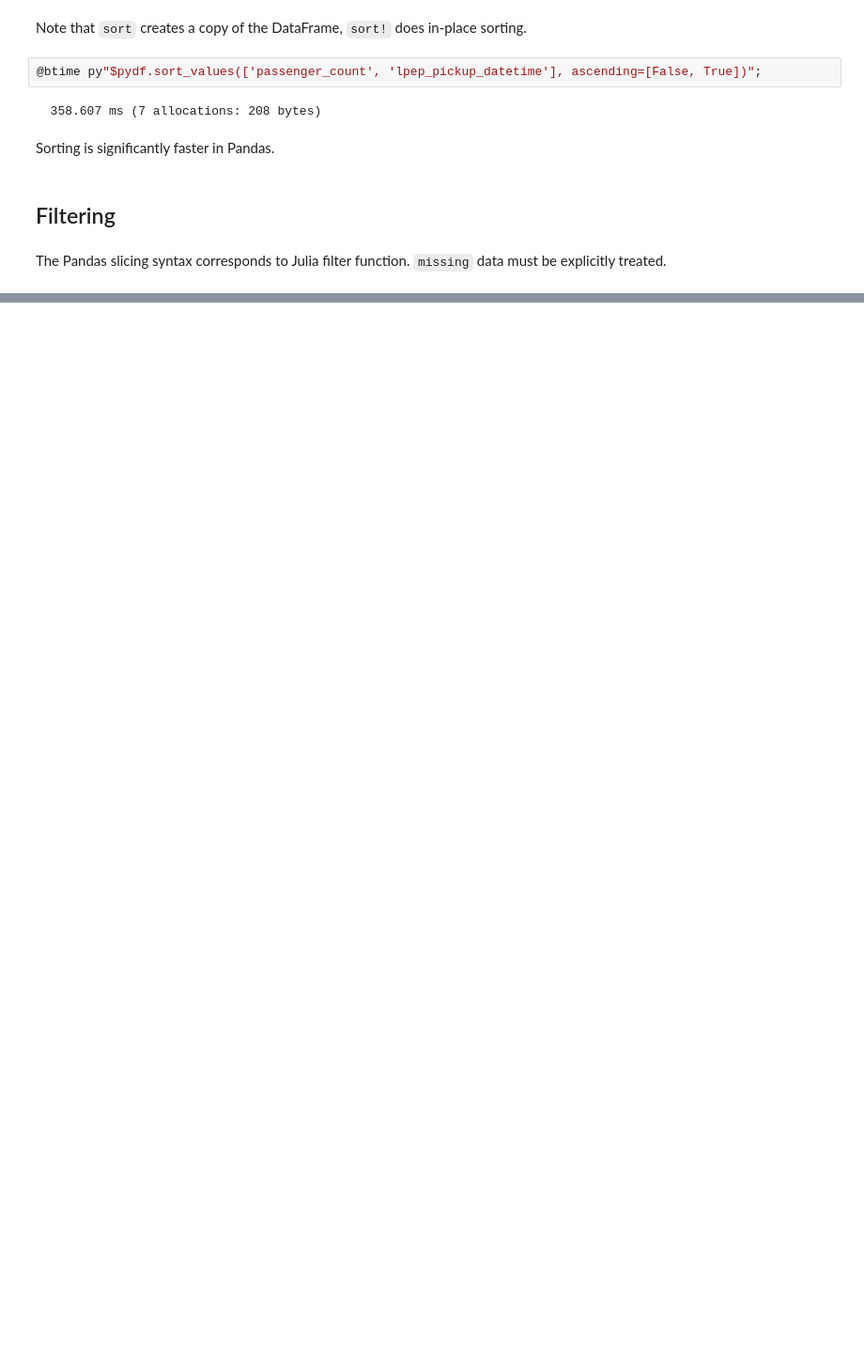
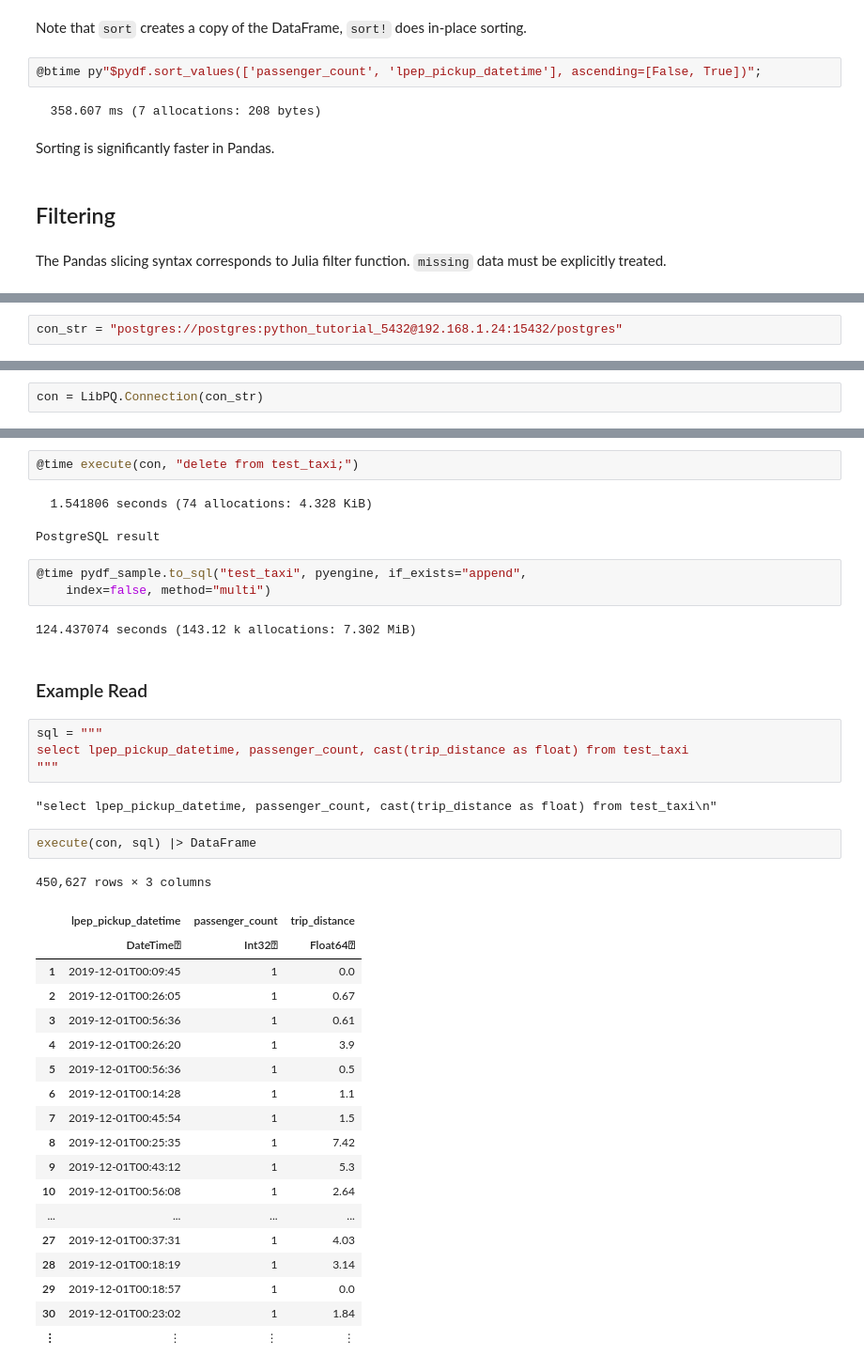
Before and after one commit to lungben/julia_experiments, a Jupyter notebook: notebooks/data_frame_comparison_julia.ipynb, the cells around one changed output, grey strips where cells are left out. Shown at 94% size. Cells and saved outputs as stored; diff of their text form; blank space fills up the shorter version.

Commit message:
db examples added

```diff
--- a/notebooks/data_frame_comparison_julia.ipynb
+++ b/notebooks/data_frame_comparison_julia.ipynb
@@ -777,0 +792,2 @@ Pandas is significantly faster.
+# %%
+con_str = "postgres://postgres:python_tutorial_5432@192.168.1.24:15432/postgres"
@@ -777,0 +796,2 @@ Pandas is significantly faster.
+# %%
+con = LibPQ.Connection(con_str)
@@ -777,0 +880,40 @@ Pandas is significantly faster.
+# %%
+@time execute(con, "delete from test_taxi;")
+# %% [output]
+  1.541806 seconds (74 allocations: 4.328 KiB)
+PostgreSQL result
+# %%
+@time pydf_sample.to_sql("test_taxi", pyengine, if_exists="append",
+    index=false, method="multi")
+# %% [output]
+124.437074 seconds (143.12 k allocations: 7.302 MiB)
+# %% [markdown]
+### Example Read
+# %%
+sql = """
+select lpep_pickup_datetime, passenger_count, cast(trip_distance as float) from test_taxi
+"""
+# %% [output]
+"select lpep_pickup_datetime, passenger_count, cast(trip_distance as float) from test_taxi\n"
+# %%
+execute(con, sql) |> DataFrame
+# %% [output]
+450,627 rows × 3 columns
+|  | lpep_pickup_datetime | passenger_count | trip_distance |
+|  | DateTime⍰ | Int32⍰ | Float64⍰ |
+| 1 | 2019-12-01T00:09:45 | 1 | 0.0 |
+| 2 | 2019-12-01T00:26:05 | 1 | 0.67 |
+| 3 | 2019-12-01T00:56:36 | 1 | 0.61 |
+| 4 | 2019-12-01T00:26:20 | 1 | 3.9 |
+| 5 | 2019-12-01T00:56:36 | 1 | 0.5 |
+| 6 | 2019-12-01T00:14:28 | 1 | 1.1 |
+| 7 | 2019-12-01T00:45:54 | 1 | 1.5 |
+| 8 | 2019-12-01T00:25:35 | 1 | 7.42 |
+| 9 | 2019-12-01T00:43:12 | 1 | 5.3 |
+| 10 | 2019-12-01T00:56:08 | 1 | 2.64 |
+| ... | ... | ... | ... |
+| 27 | 2019-12-01T00:37:31 | 1 | 4.03 |
+| 28 | 2019-12-01T00:18:19 | 1 | 3.14 |
+| 29 | 2019-12-01T00:18:57 | 1 | 0.0 |
+| 30 | 2019-12-01T00:23:02 | 1 | 1.84 |
+| ⋮ | ⋮ | ⋮ | ⋮ |
```
Also changed, not shown: parts of 29 cells of this notebook.
